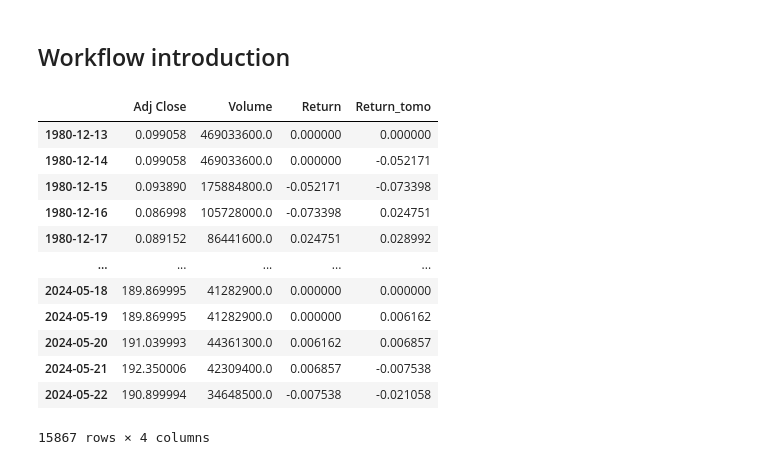
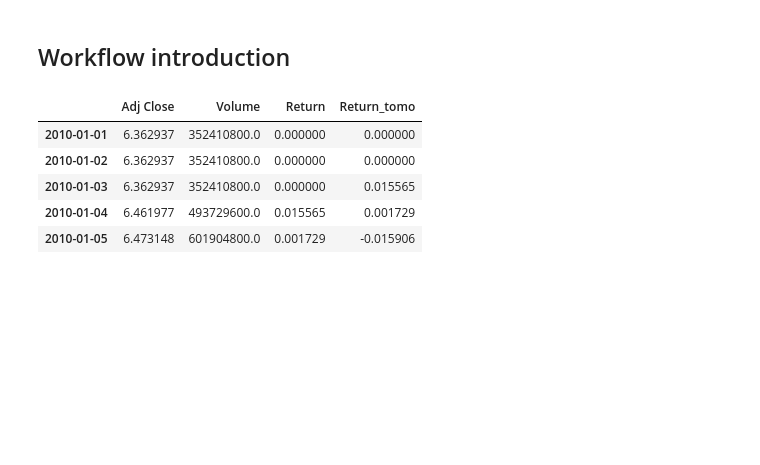
Before and after one commit to Leoyuyuyu/stock_prediction, a Jupyter notebook: notebooks/10-advanced_modelling_regression_Arima.ipynb, the cells around one changed output. Drawn from its saved outputs; the diff is of its cells as text; code cells hidden in the pictures; blank space fills up the shorter version.

```diff
--- a/notebooks/10-advanced_modelling_regression_Arima.ipynb
+++ b/notebooks/10-advanced_modelling_regression_Arima.ipynb
@@ -37,21 +37,15 @@ Use ACF and PACF plots to examine residuals for any remaining patterns.
 ## Workflow introduction
 # %%
 apple = pd.read_csv(r'C:\Users\12436\Desktop\BrainStation\Capstone project\capstone-Leoyuyuyu\data\OLS_df.csv', index_col=0)
-apple
+apple = apple[apple.index >= '2010-01-01']
+apple.head()
 # %% [output]
 |  | Adj Close | Volume | Return | Return_tomo |
-| 1980-12-13 | 0.099058 | 469033600.0 | 0.000000 | 0.000000 |
-| 1980-12-14 | 0.099058 | 469033600.0 | 0.000000 | -0.052171 |
-| 1980-12-15 | 0.093890 | 175884800.0 | -0.052171 | -0.073398 |
-| 1980-12-16 | 0.086998 | 105728000.0 | -0.073398 | 0.024751 |
-| 1980-12-17 | 0.089152 | 86441600.0 | 0.024751 | 0.028992 |
-| ... | ... | ... | ... | ... |
-| 2024-05-18 | 189.869995 | 41282900.0 | 0.000000 | 0.000000 |
-| 2024-05-19 | 189.869995 | 41282900.0 | 0.000000 | 0.006162 |
-| 2024-05-20 | 191.039993 | 44361300.0 | 0.006162 | 0.006857 |
-| 2024-05-21 | 192.350006 | 42309400.0 | 0.006857 | -0.007538 |
-| 2024-05-22 | 190.899994 | 34648500.0 | -0.007538 | -0.021058 |
+| 2010-01-01 | 6.362937 | 352410800.0 | 0.000000 | 0.000000 |
+| 2010-01-02 | 6.362937 | 352410800.0 | 0.000000 | 0.000000 |
+| 2010-01-03 | 6.362937 | 352410800.0 | 0.000000 | 0.015565 |
+| 2010-01-04 | 6.461977 | 493729600.0 | 0.015565 | 0.001729 |
+| 2010-01-05 | 6.473148 | 601904800.0 | 0.001729 | -0.015906 |
-15867 rows × 4 columns
 # %%
 # plot the interactive plot
 
```
Also changed, not shown: parts of 12 cells of this notebook.
